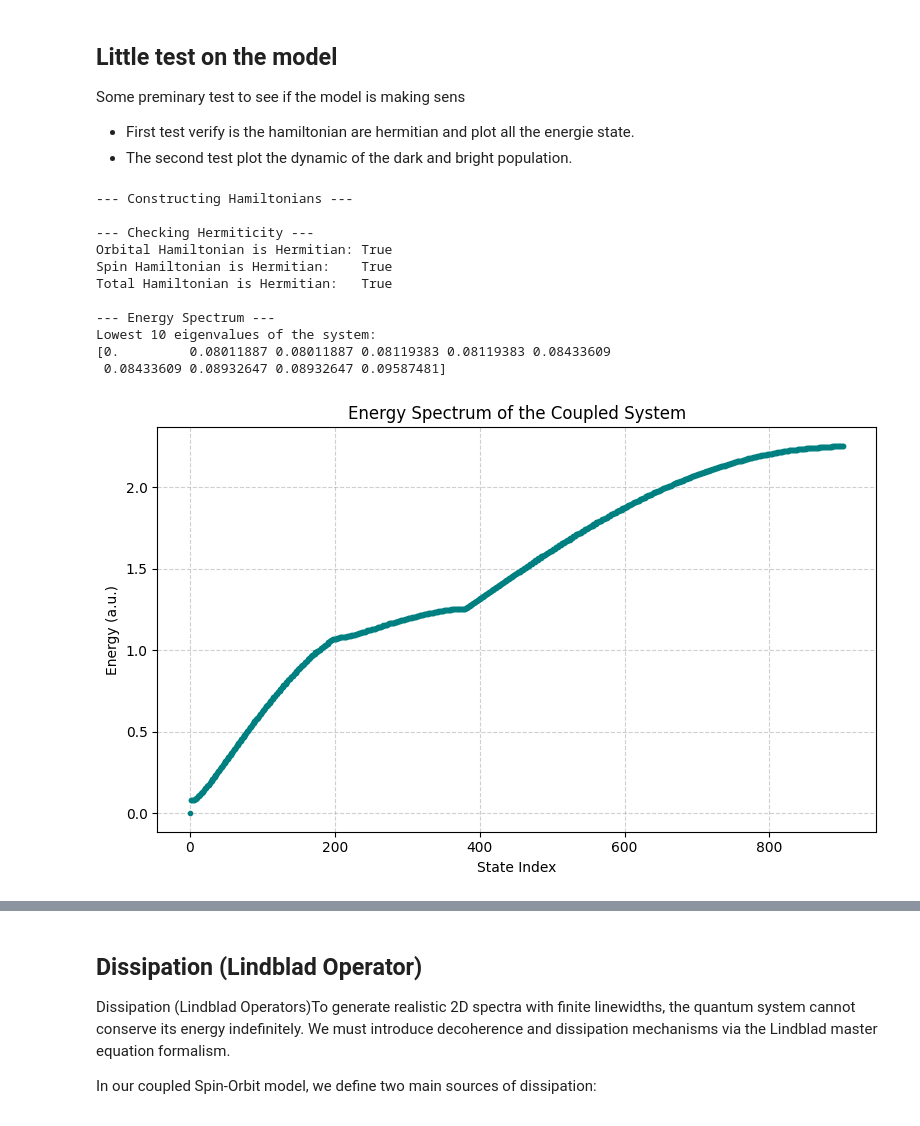
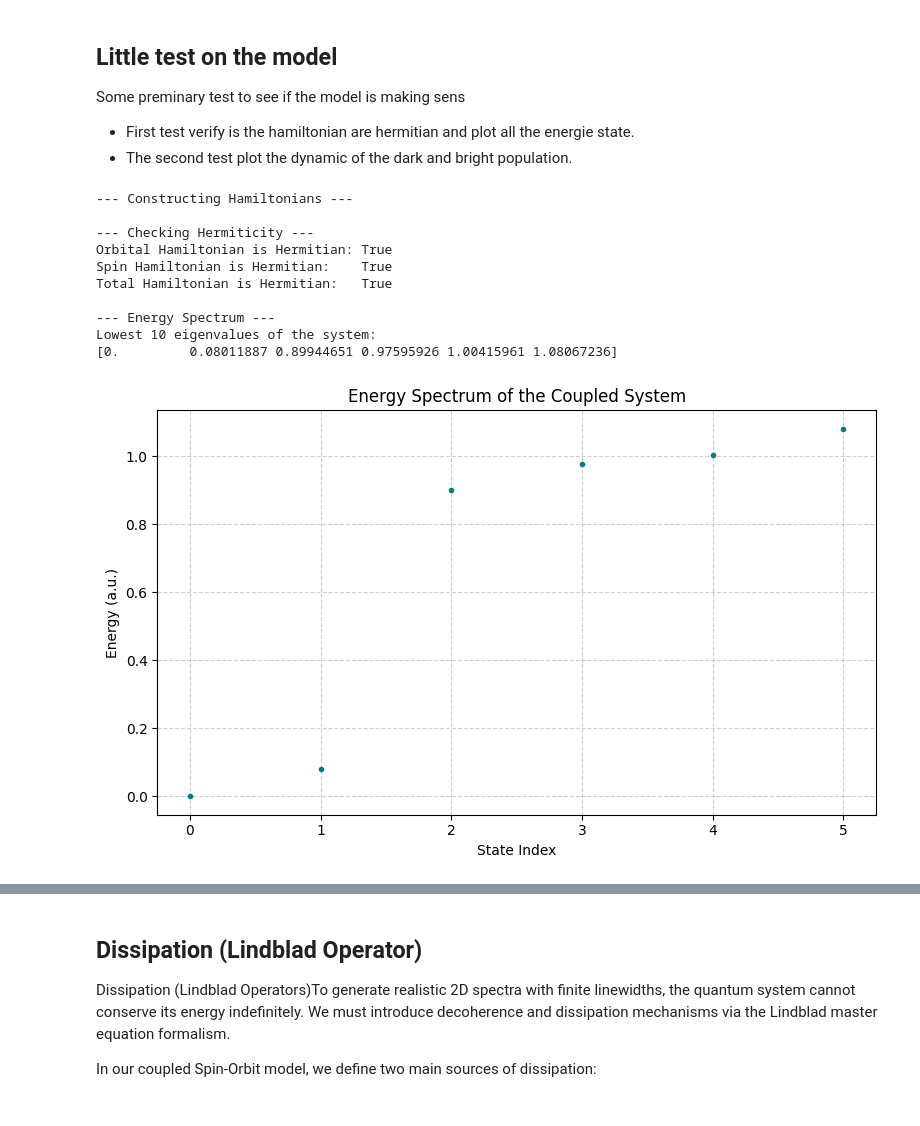
Before and after one commit to SilvaScience/QuDPy, a Jupyter notebook: examples/Spin-Orbite_model.ipynb, the cells around one changed output, grey strips where cells are left out. Cells and saved outputs as stored; diff of their text form; code cells hidden in the pictures.

```diff
--- a/examples/Spin-Orbite_model.ipynb
+++ b/examples/Spin-Orbite_model.ipynb
@@ -108,7 +108,7 @@ def simulate_dynamics_soc(valeurs_lambda_soc, n_modes, tlist):
         print(f"Simulation in progress for lambda_SOC = {lamda}...")
 
         # Assemble the total Hamiltonian for the current lambda
-        H_tot, dipole_tot = TotalHamiltonian(H_orb, dipole_op, L_op, H_spin, annihilations_ops, k_values, lamda,eta=0, a_dimer=1, parity="odd")
+        H_tot, dipole_tot, lowering_op_tot = TotalHamiltonian(H_orb, dipole_op, L_op, H_spin, annihilations_ops, k_values, lamda,eta=0, a_dimer=1, parity="odd")
 
         # Resolution of the von Neumann / Schrödinger equation
         result = qt.mesolve(H_tot, psi0, tlist, e_ops=[P_b_tot, P_d_tot])
@@ -170,7 +170,7 @@ def analyze_system_spectrum(n_modes, params_spin, params_orb, lambda_soc, eta=0.
     # Build the total coupled Hamiltonian
     # Note: dims_spin is required to ensure consistent Hilbert space structure
     dims_spin = [params_spin.get('max_bosons_per_mode', 2)] * n_modes
-    H_tot, dipole_tot = TotalHamiltonian(
+    H_tot, dipole_tot, lowering_op_tot = TotalHamiltonian(
         H_orb, dipole_op, L_op, H_spin, annihilations_ops, k_values,
         lambda_soc, eta=eta, a_dimer=a_dimer, parity=parity
     )
@@ -337,7 +356,7 @@ Some preminary test to see if the model is making sens
 - First test verify is the hamiltonian are hermitian and plot all the energie state.
 - The second test plot the dynamic of the dark and bright population.
 # %%
-N_modes=300
+N_modes=1
 T=5
 T_SP_0 = 14
 B=0
@@ -346,29 +365,29 @@ delta_0= 0.01
 beta= 0.5
 Lamda_SOC = 0.20
 max_bosons_per_mode = 2
-E_d = 0.99
+E_d = 0.90
 E_B = 1
 # %%
+
 params_spin_dict = {
     'T': T, 'B': B, 'J': J, 'T_SP_0': T_SP_0,
     'delta_0': delta_0, 'beta': beta,
     'max_bosons_per_mode': 2, 'max_total_triplons': 1
 }
 
 params_orb_dict = {'Delta_dark': E_d, 'Delta_bright': E_B}
-lambda_soc = 0.001
-analyze_system_spectrum(300, params_spin_dict, params_orb_dict, lambda_soc=lambda_soc)
+lambda_soclambda_soc = 0.001
+analyze_system_spectrum(1, params_spin_dict, params_orb_dict, lambda_soc=lambda_soc)
 # %% [output]
 --- Constructing Hamiltonians ---
 
 --- Checking Hermiticity ---
 Orbital Hamiltonian is Hermitian: True
 Spin Hamiltonian is Hermitian:    True
 Total Hamiltonian is Hermitian:   True
 
 --- Energy Spectrum ---
 Lowest 10 eigenvalues of the system:
-[0.         0.08011887 0.08011887 0.08119383 0.08119383 0.08433609
- 0.08433609 0.08932647 0.08932647 0.09587481]
+[0.         0.08011887 0.89944651 0.97595926 1.00415961 1.08067236]
-[figure, old version]
+[figure, new version]
 # %%
```
Also changed, not shown: parts of 7 cells of this notebook, 2 other files.
